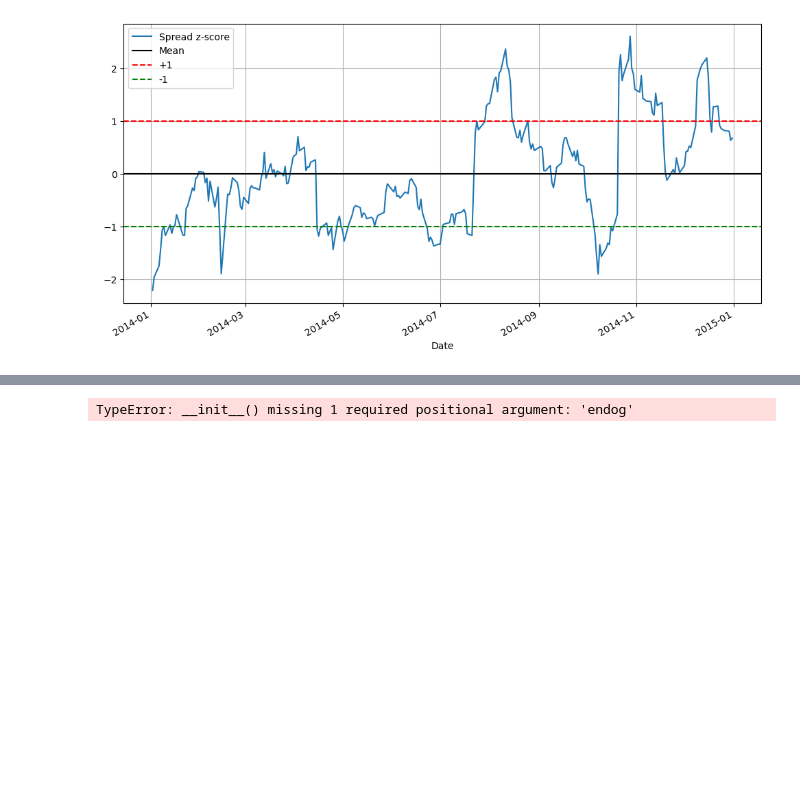
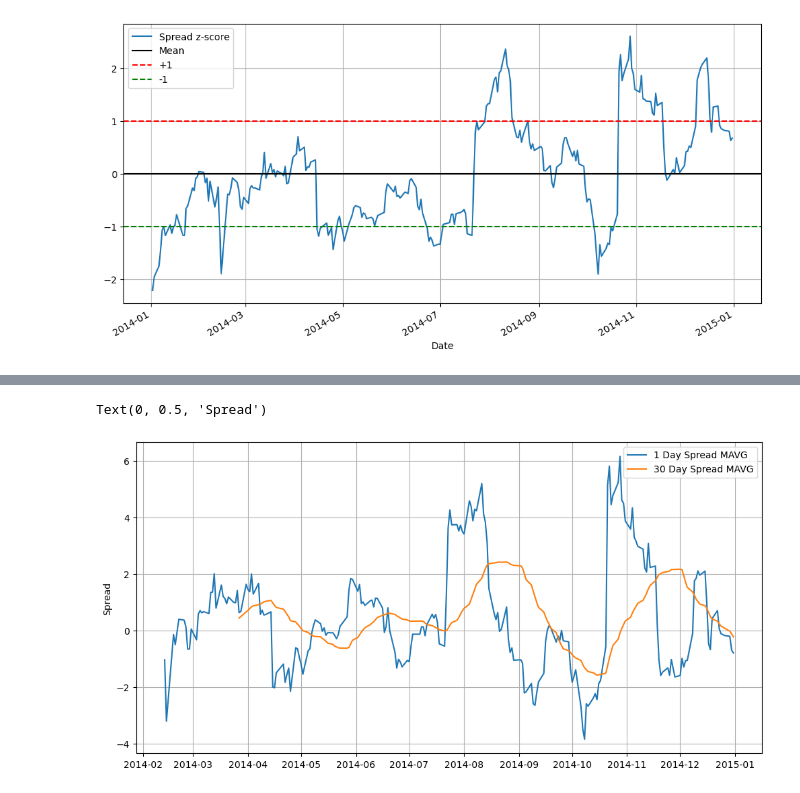
Before and after one commit to johnzammit/StatsArb, a Jupyter notebook: quantopian_pairs_demo.ipynb, the cells around one changed output, grey strips where cells are left out. Saved outputs shown, nothing was run; the diff lists cells and outputs as text; code cells hidden in the pictures; blank space fills up the shorter version.

Commit message:
finished copying over lecture code using rolling stats, but still more to think about in terms of actual implementation...

```diff
--- a/quantopian_pairs_demo.ipynb
+++ b/quantopian_pairs_demo.ipynb
@@ -234,3 +235,12 @@ plt.legend(['Spread z-score', 'Mean', '+1', '-1'])
 [figure]
 # %%
 # We have look-ahead bias, because beta is based on total info, which we shouldn't know if we're stepping through
+# %%
+# The lecture uses what seems to be an outdated rolling ols function, so I have to figure out how to use a different one
+# I'm trying RollingOLS from statsmodels right now, not sure if I'm using it entirely correctly right now...
+
+rolling_ols = RollingOLS(endog=S2, exog=S1, window=30)
+rolling_results = rolling_ols.fit()
+
+coefficients = rolling_results.params
+coefficients
@@ -237,19 +262,19 @@ plt.legend(['Spread z-score', 'Mean', '+1', '-1'])
 # %%
-rolling_beta = sm.OLS(y=S1, x=S2, window_type='rolling', window=30)
-spread = S2 - rolling_beta.beta['x'] * S1
+spread = S2 - coefficients['KO'] * S1
 spread.name = 'spread'
 
-spread_mavg1 = pd.rolling_mean(spread, window=1)
+spread_mavg1 = spread.rolling(window=1).mean()
 spread_mavg1.name = 'spread 1d mavg'
 
-spread_mavg30 = pd.rolling_mean(spread, window=30)
+spread_mavg30 = spread.rolling(window=30).mean()
 spread_mavg30.name = 'spread 30d mavg'
 
 plt.plot(spread_mavg1.index, spread_mavg1.values)
 plt.plot(spread_mavg30.index, spread_mavg30.values)
 
 plt.legend(['1 Day Spread MAVG', '30 Day Spread MAVG'])
 
 plt.ylabel('Spread')
 # %% [output]
-TypeError: __init__() missing 1 required positional argument: 'endog'
+Text(0, 0.5, 'Spread')
+[figure, added]
```
Also changed, not shown: parts of 6 cells of this notebook, 2 other files.
